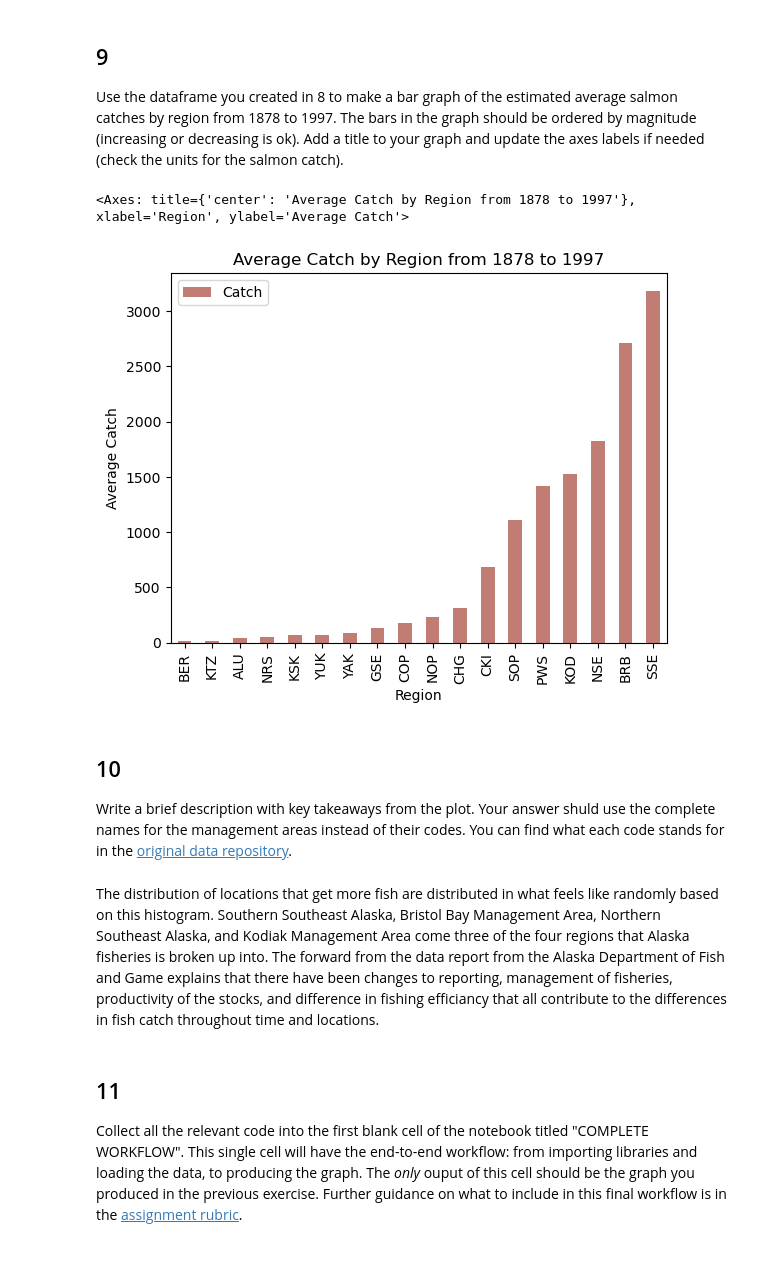
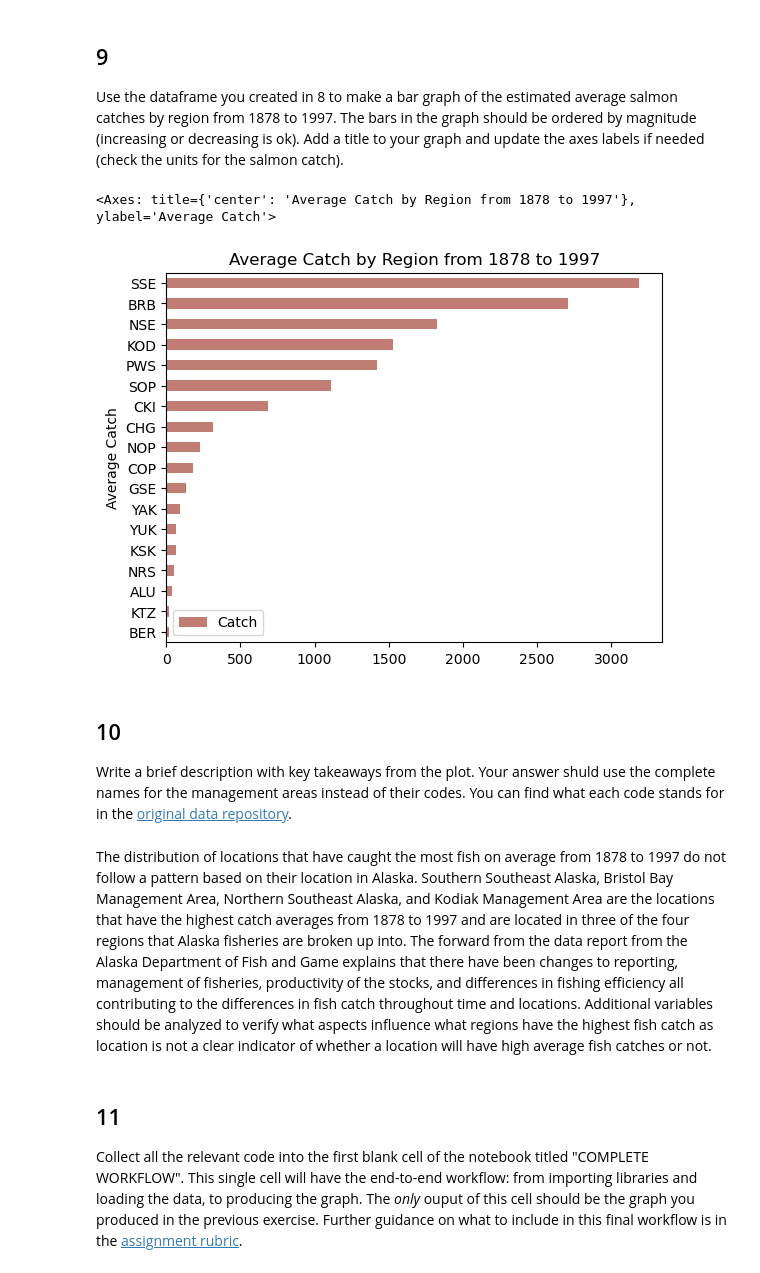
Before and after one commit to sofiiir/eds220-hwk2, a Jupyter notebook: task2/hwk2-task2-salmon.ipynb, the cells around one changed output. Cells and saved outputs as stored; diff of their text form; code cells hidden in the pictures.

```diff
--- a/task2/hwk2-task2-salmon.ipynb
+++ b/task2/hwk2-task2-salmon.ipynb
@@ -333,15 +330,15 @@ q8 results: All test cases passed!
 
 Use the dataframe you created in 8 to make a bar graph of the estimated average salmon catches by region from 1878 to 1997. The bars in the graph should be ordered by magnitude (increasing or decreasing is ok). Add a title  to your graph and update the axes labels if needed (check the units for the salmon catch).
 # %%
-# Bar graph of the estimated average salmon catches by region
-avg_region.plot(kind = 'bar',
+# Bar graph of the average salmon catches by region
+avg_region.plot(kind = 'barh',
                y = 'Catch',
                title = 'Average Catch by Region from 1878 to 1997',
                ylabel = 'Average Catch',
                color = '#C17C74')
 # %% [output]
-<Axes: title={'center': 'Average Catch by Region from 1878 to 1997'}, xlabel='Region', ylabel='Average Catch'>
+<Axes: title={'center': 'Average Catch by Region from 1878 to 1997'}, ylabel='Average Catch'>
-[figure, old version]
+[figure, new version]
 # %% [markdown]
 <!-- END QUESTION -->
 
@@ -351,7 +348,7 @@ avg_region.plot(kind = 'bar',
 
 Write a brief description with key takeaways from the plot. Your answer shuld use the complete names for the management areas instead of their codes. You can find what each code stands for in the [original data repository](https://knb.ecoinformatics.org/view/df35b.304.2#df35b.303.1).
 # %% [markdown]
-The distribution of locations that get more fish are distributed in what feels like randomly based on this histogram. Southern Southeast Alaska, Bristol Bay Management Area, Northern Southeast Alaska, and Kodiak Management Area come three of the four regions that Alaska fisheries is broken up into. The forward from the data report from the Alaska Department of Fish and Game explains that there have been changes to reporting, management of fisheries, productivity of the stocks, and difference in fishing efficiancy that all contribute to the differences in fish catch throughout time and locations.
+The distribution of locations that have caught the most fish on average from 1878 to 1997 do not follow a pattern based on their location in Alaska. Southern Southeast Alaska, Bristol Bay Management Area, Northern Southeast Alaska, and Kodiak Management Area are the locations that have the highest catch averages from 1878 to 1997 and are located in three of the four regions that Alaska fisheries are broken up into. The forward from the data report from the Alaska Department of Fish and Game explains that there have been changes to reporting, management of fisheries, productivity of the stocks, and differences in fishing efficiency all contributing to the differences in fish catch throughout time and locations. Additional variables should be analyzed to verify what aspects influence what regions have the highest fish catch as location is not a clear indicator of whether a location will have high average fish catches or not.
 # %% [markdown]
 <!-- END QUESTION -->
 
```
Also changed, not shown: parts of 7 cells of this notebook.
